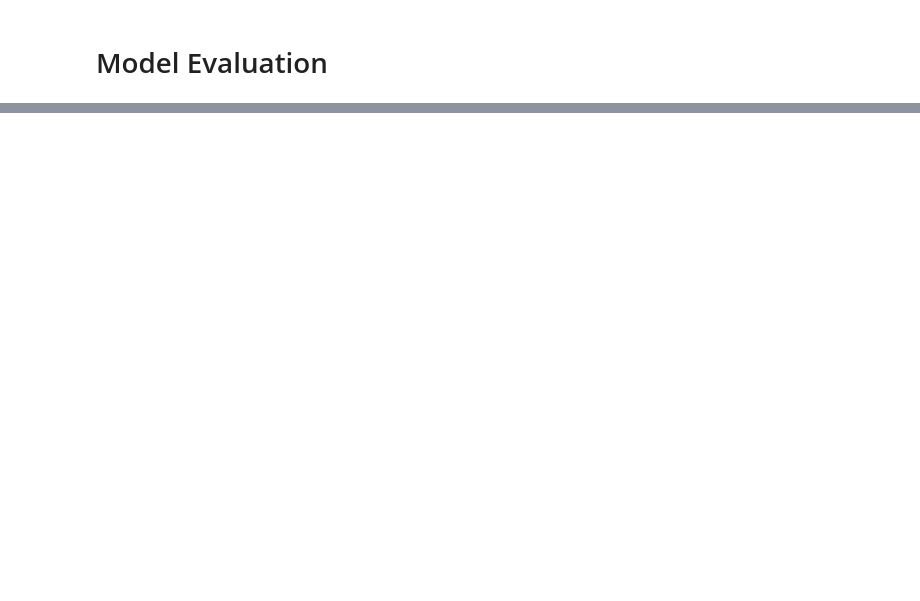
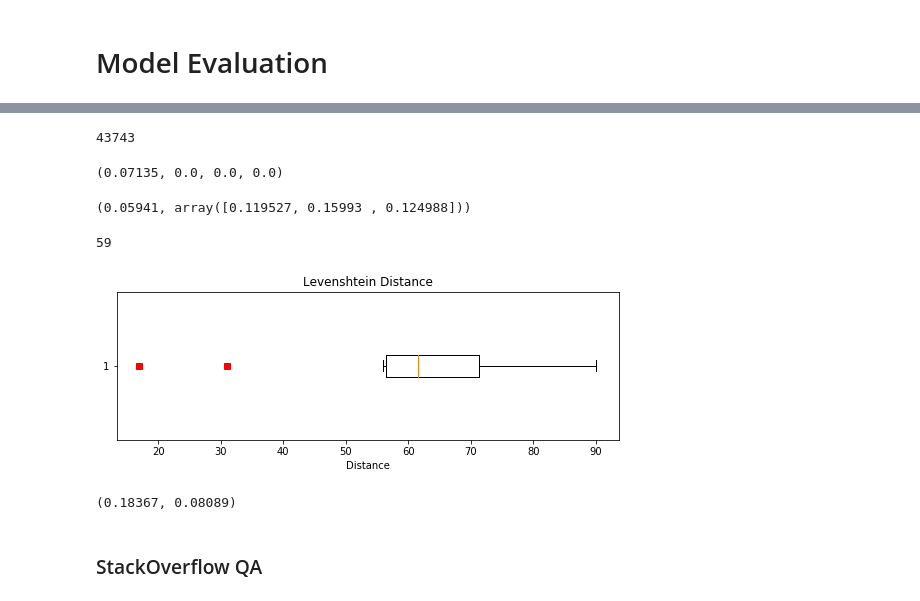
Before and after one commit to ncoop57/sme_qa, a Jupyter notebook: main/nbs/mdling/transformer/transformer.ipynb, the cells around one changed output, grey strips where cells are left out. Saved outputs shown, nothing was run; the diff lists cells and outputs as text; code cells hidden in the pictures; blank space fills up the shorter version.

```diff
--- a/main/nbs/mdling/transformer/transformer.ipynb
+++ b/main/nbs/mdling/transformer/transformer.ipynb
@@ -239,0 +186,9 @@ torch.cuda.empty_cache()
+# %%
+task_type = "mthds_cmts"
+cmt_trn, cmt_val, cmt_tst = read_data(data_path/task_type)
+# %%
+cmt_val = tag_task(cmt_val, task_type)
+cmt_val = list(filter(partial(max_len, max_query, max_res), zip(cmt_val["query"], cmt_val["res"])))
+# %%
+cmt_val = pd.DataFrame({"query": [row[0] for row in cmt_val],
+                        "res": [row[1] for row in cmt_val]})
@@ -239,0 +204,11 @@ torch.cuda.empty_cache()
+# %%
+len(cmt_val)
+# %% [output]
+43743
+# %%
+b1, b2, b3, b4, meteor, rouge_l, levenshtein, cosine, jaccard, preds = eval_txt(
+    learn, cmt_val[:10], sp, tags[task_type], max_res)
+# %%
+mean(b1), mean(b2), mean(b3), mean(b4)
+# %% [output]
+(0.07135, 0.0, 0.0, 0.0)
@@ -239,0 +217,16 @@ torch.cuda.empty_cache()
+# %%
+mean(meteor), np.mean(rouge_l, axis = 0)
+# %% [output]
+(0.05941, array([0.119527, 0.15993 , 0.124988]))
+# %%
+mean(levenshtein)
+# %% [output]
+59
+# %%
+fig = box_whisker_plot(levenshtein, "Levenshtein Distance", "Distance", "")
+# %% [output]
+[figure, added]
+# %%
+mean(cosine), mean(jaccard)
+# %% [output]
+(0.18367, 0.08089)
@@ -239,0 +235,2 @@ torch.cuda.empty_cache()
+# %% [markdown]
+### StackOverflow QA
```
Also changed, not shown: parts of 78 cells of this notebook, 11 other files.
